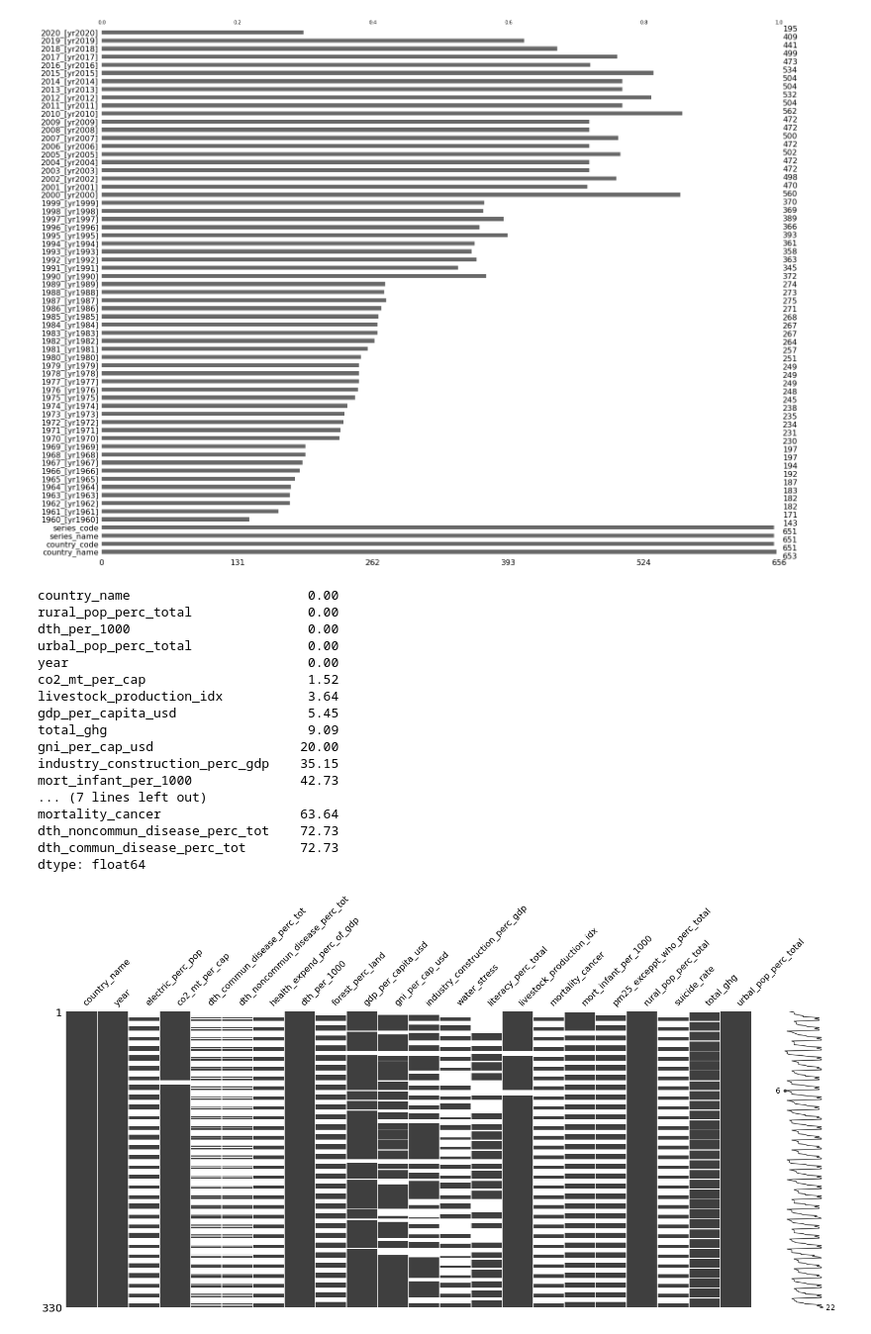
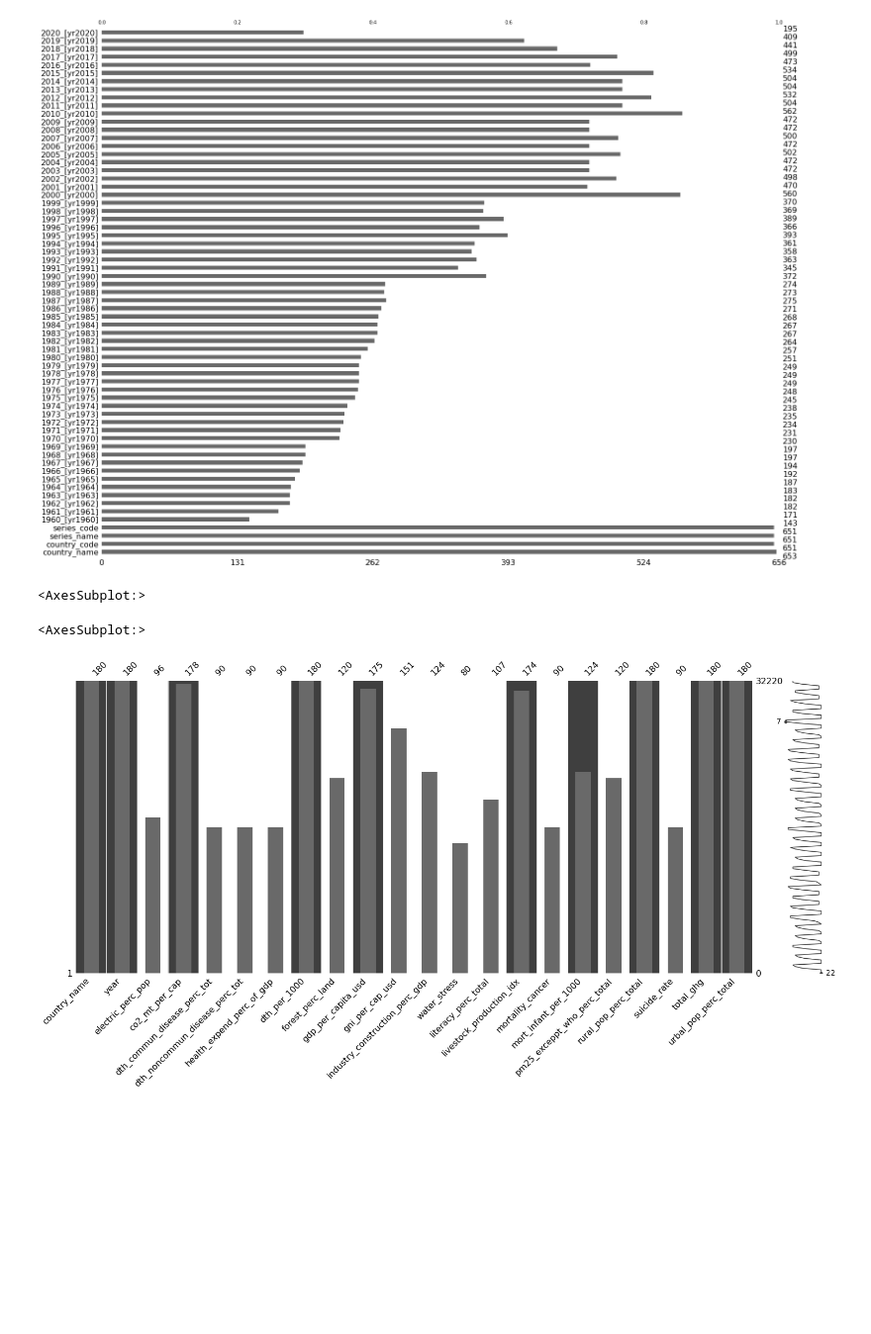
Before and after one commit to ccharp/msds, a Jupyter notebook: 511/a4/a4.ipynb, the cells around one changed output. Shown at 99% size. Saved outputs shown, nothing was run; the diff lists cells and outputs as text; code cells hidden in the pictures; blank space fills up the shorter version.

```diff
--- a/511/a4/a4.ipynb
+++ b/511/a4/a4.ipynb
@@ -198,31 +204,17 @@ msno.bar(df)
 <AxesSubplot:>
 [figure]
 # %%
-df_agg = df_rdy.groupby(['country_name', pd.cut(df_rdy.year, np.arange(1960, 2020, 5))]).mean().drop('year', 1).reset_index()
+df_agg = df_rdy.groupby(['country_name', pd.cut(df_rdy.year, np.arange(1960, 2021, 10))]).mean().drop('year', 1).reset_index()
+df_agg5 = df_rdy.groupby(['country_name', pd.cut(df_rdy.year, np.arange(1960, 2021, 5))]).mean().drop('year', 1).reset_index()
 
 msno.matrix(df_agg)
 
-s_sum_missing = ((df_agg.isna().sum() / df_agg.shape[0])*100).sort_values()
-print(s_sum_missing)
+# TODO: which years have the most complete data?
+msno.bar(df_agg)
 # %% [output]
-country_name                       0.00
-rural_pop_perc_total               0.00
-dth_per_1000                       0.00
-urbal_pop_perc_total               0.00
-year                               0.00
-co2_mt_per_cap                     1.52
-livestock_production_idx           3.64
-gdp_per_capita_usd                 5.45
-total_ghg                          9.09
-gni_per_cap_usd                   20.00
-industry_construction_perc_gdp    35.15
-mort_infant_per_1000              42.73
-... (7 lines left out)
-mortality_cancer                  63.64
-dth_noncommun_disease_perc_tot    72.73
-dth_commun_disease_perc_tot       72.73
-dtype: float64
+<AxesSubplot:>
+<AxesSubplot:>
-[figure, old version]
+[figure, new version]
 # %%
 # Is there a correlation between "positive" indicators?
 positive_indicators = ['electric_perc_pop', 'health_expend_perc_of_gdp', 'literacy_perc_total', 'gdp_per_capita_usd', 'mort_infant_per_1000']
```
Also changed, not shown: parts of 15 cells of this notebook.
